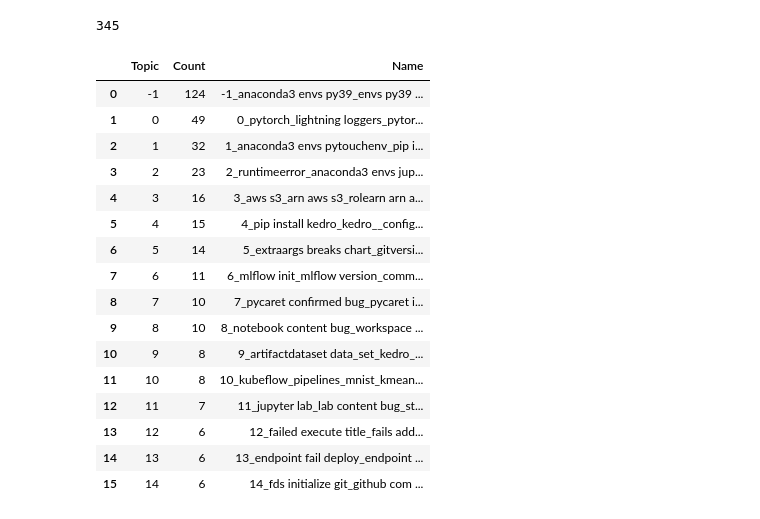
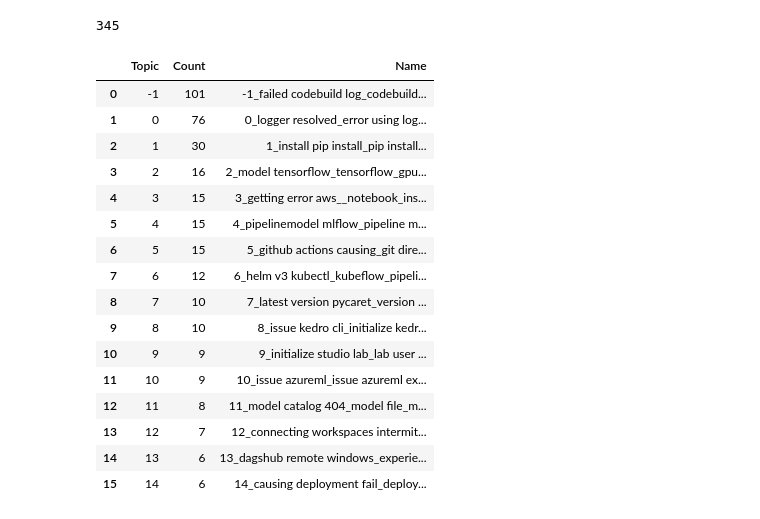
Before and after one commit to zhimin-z/MSR-Asset-Management, a Jupyter notebook: Code/Main.ipynb, the cells around one changed output. Saved outputs shown, nothing was run; the diff lists cells and outputs as text; code cells hidden in the pictures.

Commit message:
upload one of the best model

```diff
--- a/Code/Main.ipynb
+++ b/Code/Main.ipynb
@@ -1273,52 +1273,52 @@ topic_model = BERTopic(
 
 df_issues = pd.read_json(os.path.join(
     path_labeling, 'issues_topic_modeling.json'))
-docs = df_issues['Issue_original_content_preprocessed_text'].tolist()
+docs = df_issues['Issue_original_content_gpt_summary'].tolist()
 
 topic_model = topic_model.fit(docs)
 topic_model.save(os.path.join(path_labeling_best, 'Topic model'))
 
 fig = topic_model.visualize_topics()
 fig.write_html(os.path.join(path_labeling_best, 'Topic visualization.html'))
 
 fig = topic_model.visualize_barchart()
 fig.write_html(os.path.join(path_labeling_best, 'Term visualization.html'))
 
 fig = topic_model.visualize_heatmap()
 fig.write_html(os.path.join(path_labeling_best,
                'Topic similarity visualization.html'))
 
 fig = topic_model.visualize_term_rank()
 fig.write_html(os.path.join(path_labeling_best,
                'Term score decline visualization.html'))
 
 hierarchical_topics = topic_model.hierarchical_topics(docs)
 fig = topic_model.visualize_hierarchy(hierarchical_topics=hierarchical_topics)
 fig.write_html(os.path.join(path_labeling_best,
                'Hierarchical clustering visualization.html'))
 
 embeddings = embedding_model.encode(docs, show_progress_bar=False)
 fig = topic_model.visualize_documents(docs, embeddings=embeddings)
 fig.write_html(os.path.join(path_labeling_best,
                'Document visualization.html'))
 
 info_df = topic_model.get_topic_info()
 info_df
 # %% [output]
 |  | Topic | Count | Name |
-| 0 | -1 | 124 | -1_anaconda3 envs py39_envs py39 ... |
-| 1 | 0 | 49 | 0_pytorch_lightning loggers_pytor... |
-| 2 | 1 | 32 | 1_anaconda3 envs pytouchenv_pip i... |
-| 3 | 2 | 23 | 2_runtimeerror_anaconda3 envs jup... |
-| 4 | 3 | 16 | 3_aws s3_arn aws s3_rolearn arn a... |
-| 5 | 4 | 15 | 4_pip install kedro_kedro__config... |
-| 6 | 5 | 14 | 5_extraargs breaks chart_gitversi... |
-| 7 | 6 | 11 | 6_mlflow init_mlflow version_comm... |
-| 8 | 7 | 10 | 7_pycaret confirmed bug_pycaret i... |
-| 9 | 8 | 10 | 8_notebook content bug_workspace ... |
-| 10 | 9 | 8 | 9_artifactdataset data_set_kedro_... |
-| 11 | 10 | 8 | 10_kubeflow_pipelines_mnist_kmean... |
-| 12 | 11 | 7 | 11_jupyter lab_lab content bug_st... |
-| 13 | 12 | 6 | 12_failed execute title_fails add... |
-| 14 | 13 | 6 | 13_endpoint fail deploy_endpoint ... |
-| 15 | 14 | 6 | 14_fds initialize git_github com ... |
+| 0 | -1 | 101 | -1_failed codebuild log_codebuild... |
+| 1 | 0 | 76 | 0_logger resolved_error using log... |
+| 2 | 1 | 30 | 1_install pip install_pip install... |
+| 3 | 2 | 16 | 2_model tensorflow_tensorflow_gpu... |
+| 4 | 3 | 15 | 3_getting error aws__notebook_ins... |
+| 5 | 4 | 15 | 4_pipelinemodel mlflow_pipeline m... |
+| 6 | 5 | 15 | 5_github actions causing_git dire... |
+| 7 | 6 | 12 | 6_helm v3 kubectl_kubeflow_pipeli... |
+| 8 | 7 | 10 | 7_latest version pycaret_version ... |
+| 9 | 8 | 10 | 8_issue kedro cli_initialize kedr... |
+| 10 | 9 | 9 | 9_initialize studio lab_lab user ... |
+| 11 | 10 | 9 | 10_issue azureml_issue azureml ex... |
+| 12 | 11 | 8 | 11_model catalog 404_model file_m... |
+| 13 | 12 | 7 | 12_connecting workspaces intermit... |
+| 14 | 13 | 6 | 13_dagshub remote windows_experie... |
+| 15 | 14 | 6 | 14_causing deployment fail_deploy... |
```
Also changed, not shown: parts of 1 cell of this notebook, 7 other files.
